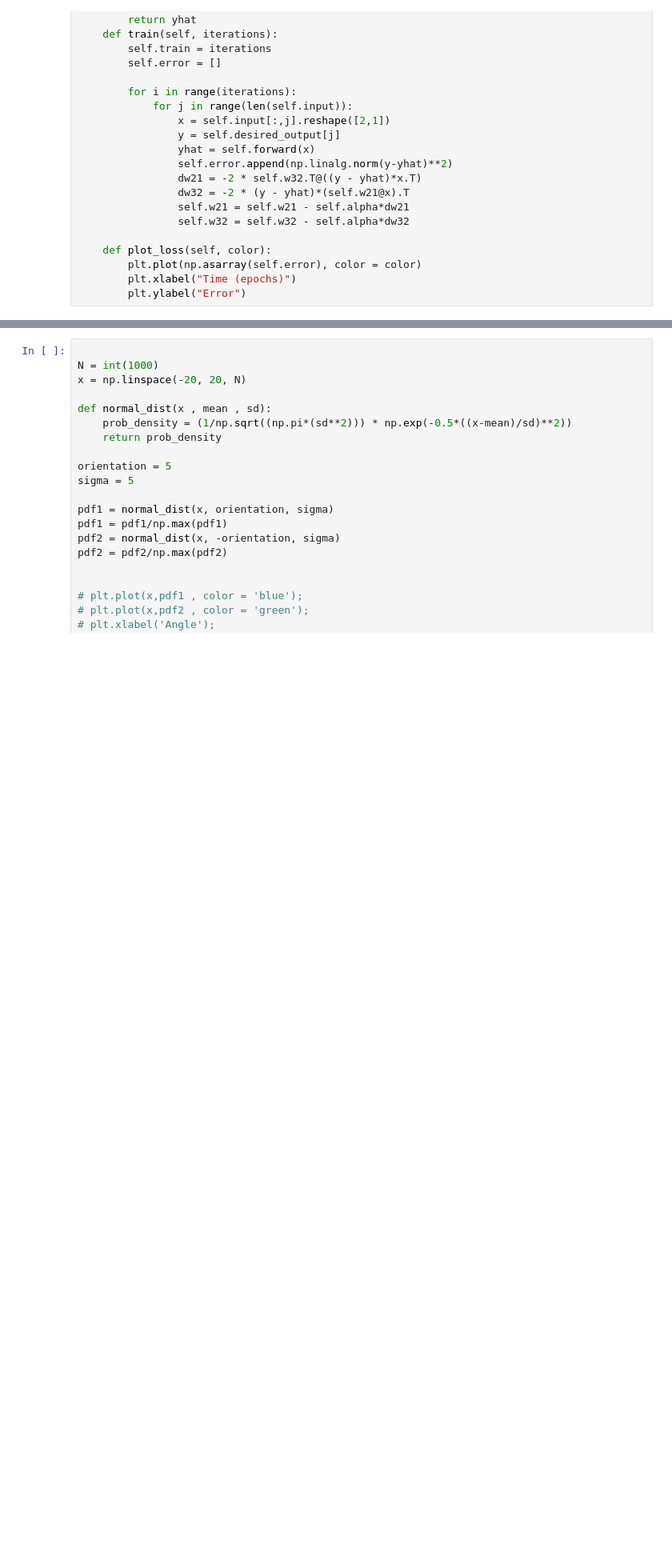
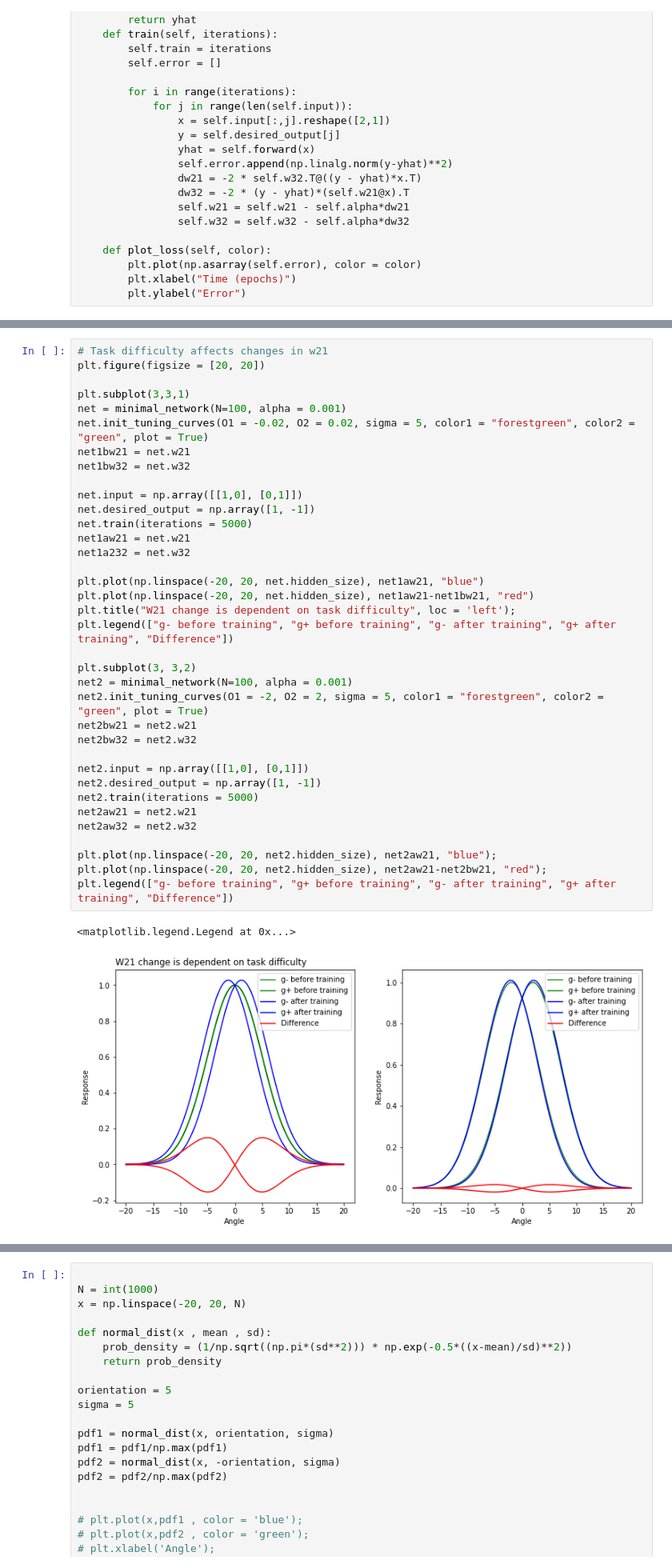
Before and after one commit to pacochow/Modelling-vpl, a Jupyter notebook: Minimal_model_numpy.ipynb, the cells around one changed output, grey strips where cells are left out. Shown at 80% size. Saved outputs shown, nothing was run; the diff lists cells and outputs as text; blank space fills up the shorter version.

```diff
--- a/Minimal_model_numpy.ipynb
+++ b/Minimal_model_numpy.ipynb
@@ -97,0 +105,39 @@ plt.legend(["g-", "g+", "d"])
+# %%
+# Task difficulty affects changes in w21
+plt.figure(figsize = [20, 20])
+
+plt.subplot(3,3,1)
+net = minimal_network(N=100, alpha = 0.001)
+net.init_tuning_curves(O1 = -0.02, O2 = 0.02, sigma = 5, color1 = "forestgreen", color2 = "green", plot = True)
+net1bw21 = net.w21
+net1bw32 = net.w32
+
+net.input = np.array([[1,0], [0,1]])
+net.desired_output = np.array([1, -1])
+net.train(iterations = 5000)
+net1aw21 = net.w21
+net1a232 = net.w32
+
+plt.plot(np.linspace(-20, 20, net.hidden_size), net1aw21, "blue")
+plt.plot(np.linspace(-20, 20, net.hidden_size), net1aw21-net1bw21, "red")
+plt.title("W21 change is dependent on task difficulty", loc = 'left');
+plt.legend(["g- before training", "g+ before training", "g- after training", "g+ after training", "Difference"])
+
+plt.subplot(3, 3,2)
+net2 = minimal_network(N=100, alpha = 0.001)
+net2.init_tuning_curves(O1 = -2, O2 = 2, sigma = 5, color1 = "forestgreen", color2 = "green", plot = True)
+net2bw21 = net2.w21
+net2bw32 = net2.w32
+
+net2.input = np.array([[1,0], [0,1]])
+net2.desired_output = np.array([1, -1])
+net2.train(iterations = 5000)
+net2aw21 = net2.w21
+net2aw32 = net2.w32
+
+plt.plot(np.linspace(-20, 20, net2.hidden_size), net2aw21, "blue");
+plt.plot(np.linspace(-20, 20, net2.hidden_size), net2aw21-net2bw21, "red");
+plt.legend(["g- before training", "g+ before training", "g- after training", "g+ after training", "Difference"])
+# %% [output]
+<matplotlib.legend.Legend at 0x...>
+[figure, added]
```
Also changed, not shown: parts of 6 cells of this notebook, 3 other files.
